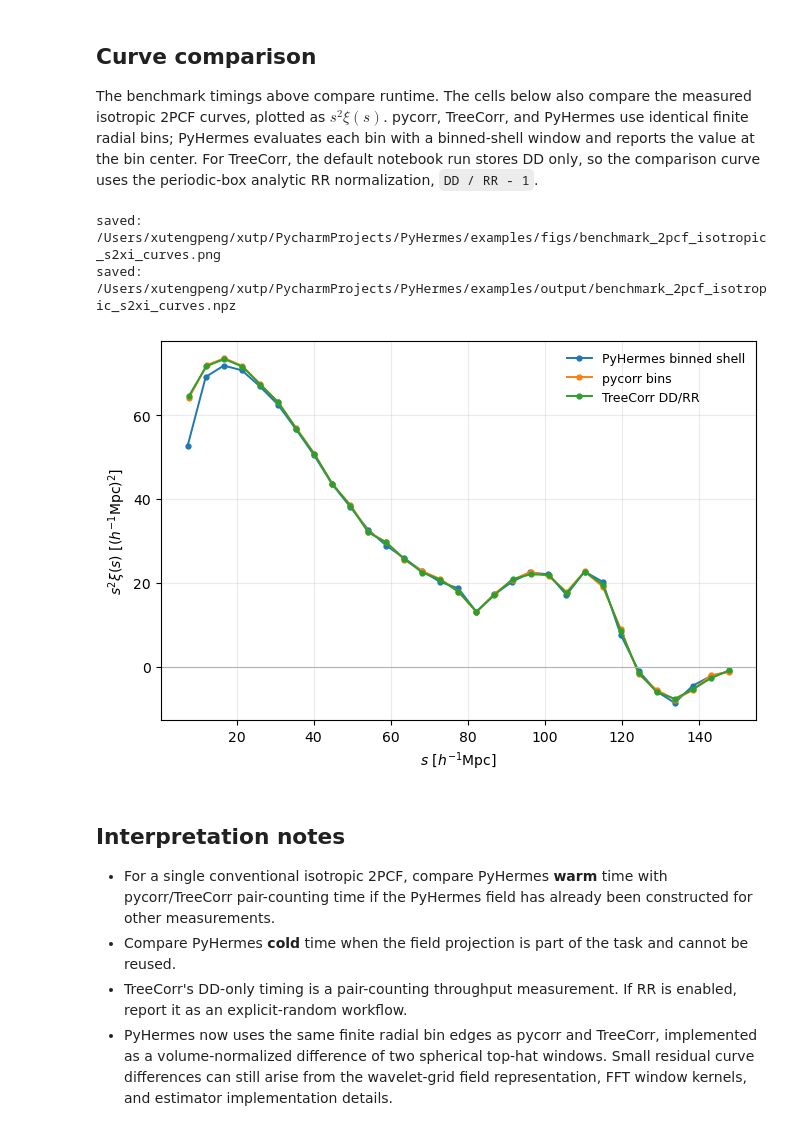
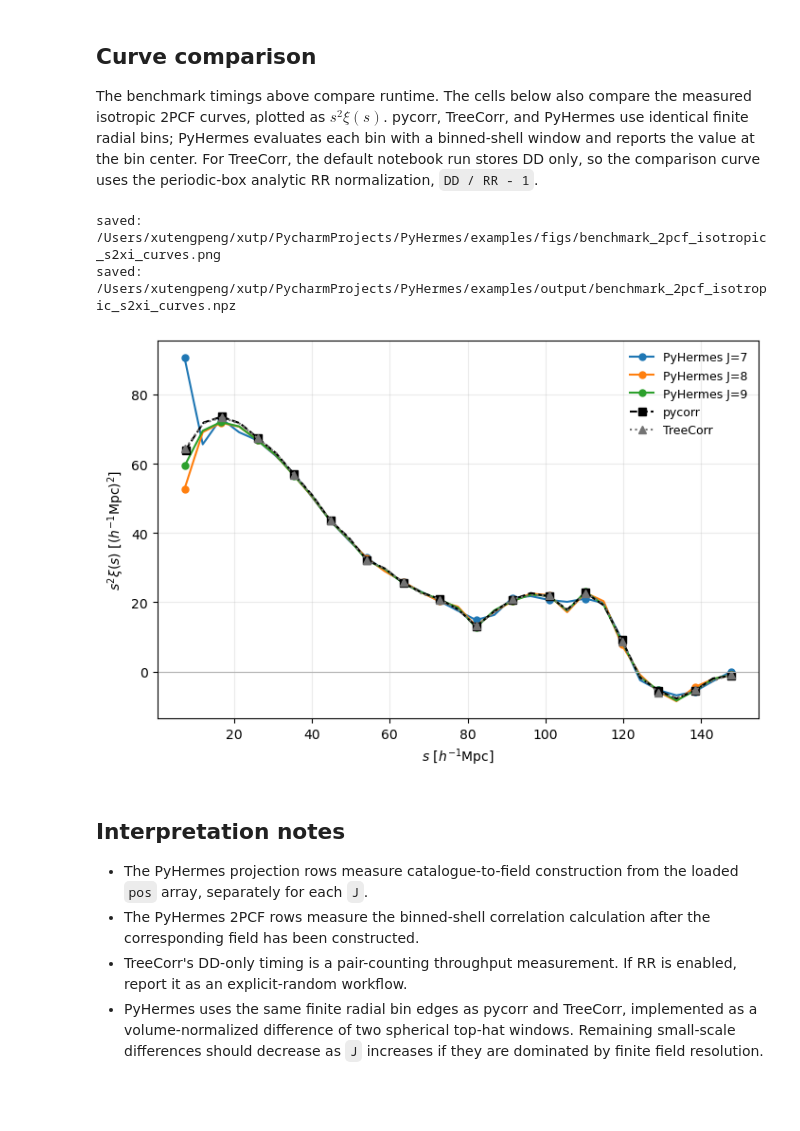
Before and after one commit to SYSUSPA-Projects/PyHermes, a Jupyter notebook: examples/notebooks/benchmark_2pcf_isotropic_compare.ipynb, the cells around one changed output. Drawn from its saved outputs; the diff is of its cells as text; code cells hidden in the pictures; blank space fills up the shorter version.

```diff
--- a/examples/notebooks/benchmark_2pcf_isotropic_compare.ipynb
+++ b/examples/notebooks/benchmark_2pcf_isotropic_compare.ipynb
@@ -471,13 +484,17 @@ from pyhermes.io.corr2pcf import Corr2PCFData
 import matplotlib.pyplot as plt
 
 
-def pyhermes_curve():
-    value = outputs.get('pyhermes_xi_s')
-    if value is None and PYHERMES_OUTPUT_PATH.exists():
-        value = Corr2PCFData(data_path=str(PYHERMES_OUTPUT_PATH), threads=1)
-    if value is None or getattr(value, 'xi', None) is None:
-        return None
-    return np.asarray(value.s, dtype=float), np.asarray(value.xi, dtype=float)
+def pyhermes_curves():
+    result = {}
+    for J in PYHERMES_J_VALUES:
+        value = outputs.get(f'pyhermes_xi_s_J{J}')
+        path = pyhermes_2pcf_path(J)
+        if value is None and path.exists():
+            value = Corr2PCFData(data_path=str(path), threads=1)
+        if value is None or getattr(value, 'xi', None) is None:
+            continue
+        result[f'PyHermes J={J}'] = (np.asarray(value.s, dtype=float), np.asarray(value.xi, dtype=float))
+    return result
 
 
 def pycorr_curve():
@@ -515,51 +532,69 @@ def treecorr_curve():
     return sep, xi
 
 
-curves = {
-    'PyHermes binned shell': pyhermes_curve(),
-    'pycorr bins': pycorr_curve(),
-    'TreeCorr DD/RR': treecorr_curve(),
-}
-curves = {name: curve for name, curve in curves.items() if curve is not None}
+def curve_key(name):
+    return (
+        name.replace(' ', '_')
+        .replace('/', '_')
+        .replace('=', '')
+        .replace('(', '')
+        .replace(')', '')
+    )
+
+
+curves = pyhermes_curves()
+pycorr_value = pycorr_curve()
+treecorr_value = treecorr_curve()
+if pycorr_value is not None:
+    curves['pycorr'] = pycorr_value
+if treecorr_value is not None:
+    curves['TreeCorr'] = treecorr_value
 
 if len(curves) < 2:
     print('Need at least two successful benchmark outputs to compare curves.')
 else:
-    fig, ax = plt.subplots(figsize=(6.8, 4.6))
+    fig, ax = plt.subplots(figsize=(7.2, 4.8))
+
+    style_map = {
+    "PyHermes J=7": dict(color="tab:blue", linestyle="-", marker="o", markersize=5),
+    "PyHermes J=8": dict(color="tab:orange", linestyle="-", marker="o", markersize=5),
+    "PyHermes J=9": dict(color="tab:green", linestyle="-", marker="o", markersize=5),
+    "pycorr": dict(color="black", linestyle="--", marker="s", markersize=6),
+    "TreeCorr": dict(color="0.45", linestyle=":", marker="^", markersize=6),
+    }
 
     for name, (x, y) in curves.items():
-        y_scaled = y * x**2
-        ax.plot(x, y_scaled, marker='o', markersize=3.5, linewidth=1.4, label=name)
+        ax.plot(x, x**2 * y, linewidth=1.5, label=name, markevery=2, **style_map.get(name, {}))
 
     ax.axhline(0.0, color='0.7', linewidth=0.8)
     ax.set_xlabel(r'$s\ [h^{-1}\mathrm{Mpc}]$')
     ax.set_ylabel(r'$s^2\xi(s)\ [(h^{-1}\mathrm{Mpc})^2]$')
     ax.grid(alpha=0.25)
     ax.legend(frameon=False, fontsize=9)
 
     fig.tight_layout()
     FIGS_DIR.mkdir(parents=True, exist_ok=True)
     OUTPUT_DIR.mkdir(parents=True, exist_ok=True)
     fig_path = FIGS_DIR / 'benchmark_2pcf_isotropic_s2xi_curves.png'
     fig.savefig(fig_path, dpi=200, bbox_inches='tight')
 
     arrays_path = OUTPUT_DIR / 'benchmark_2pcf_isotropic_s2xi_curves.npz'
     np.savez(
         arrays_path,
-        **{f'{name.replace(" ", "_").replace("/", "_")}_s': curve[0] for name, curve in curves.items()},
-        **{f'{name.replace(" ", "_").replace("/", "_")}_xi': curve[1] for name, curve in curves.items()},
+        **{f'{curve_key(name)}_s': curve[0] for name, curve in curves.items()},
+        **{f'{curve_key(name)}_xi': curve[1] for name, curve in curves.items()},
     )
     print('saved:', fig_path)
     print('saved:', arrays_path)
     plt.show()
 # %% [output]
 saved: /Users/xutengpeng/xutp/PycharmProjects/PyHermes/examples/figs/benchmark_2pcf_isotropic_s2xi_curves.png
 saved: /Users/xutengpeng/xutp/PycharmProjects/PyHermes/examples/output/benchmark_2pcf_isotropic_s2xi_curves.npz
-[figure, old version]
+[figure, new version]
 # %% [markdown]
 ## Interpretation notes
 
-- For a single conventional isotropic 2PCF, compare PyHermes **warm** time with pycorr/TreeCorr pair-counting time if the PyHermes field has already been constructed for other measurements.
-- Compare PyHermes **cold** time when the field projection is part of the task and cannot be reused.
+- The PyHermes projection rows measure catalogue-to-field construction from the loaded `pos` array, separately for each `J`.
+- The PyHermes 2PCF rows measure the binned-shell correlation calculation after the corresponding field has been constructed.
 - TreeCorr's DD-only timing is a pair-counting throughput measurement. If RR is enabled, report it as an explicit-random workflow.
-- PyHermes now uses the same finite radial bin edges as pycorr and TreeCorr, implemented as a volume-normalized difference of two spherical top-hat windows. Small residual curve differences can still arise from the wavelet-grid field representation, FFT window kernels, and estimator implementation details.
+- PyHermes uses the same finite radial bin edges as pycorr and TreeCorr, implemented as a volume-normalized difference of two spherical top-hat windows. Remaining small-scale differences should decrease as `J` increases if they are dominated by finite field resolution.
```
Also changed, not shown: parts of 10 cells of this notebook.
